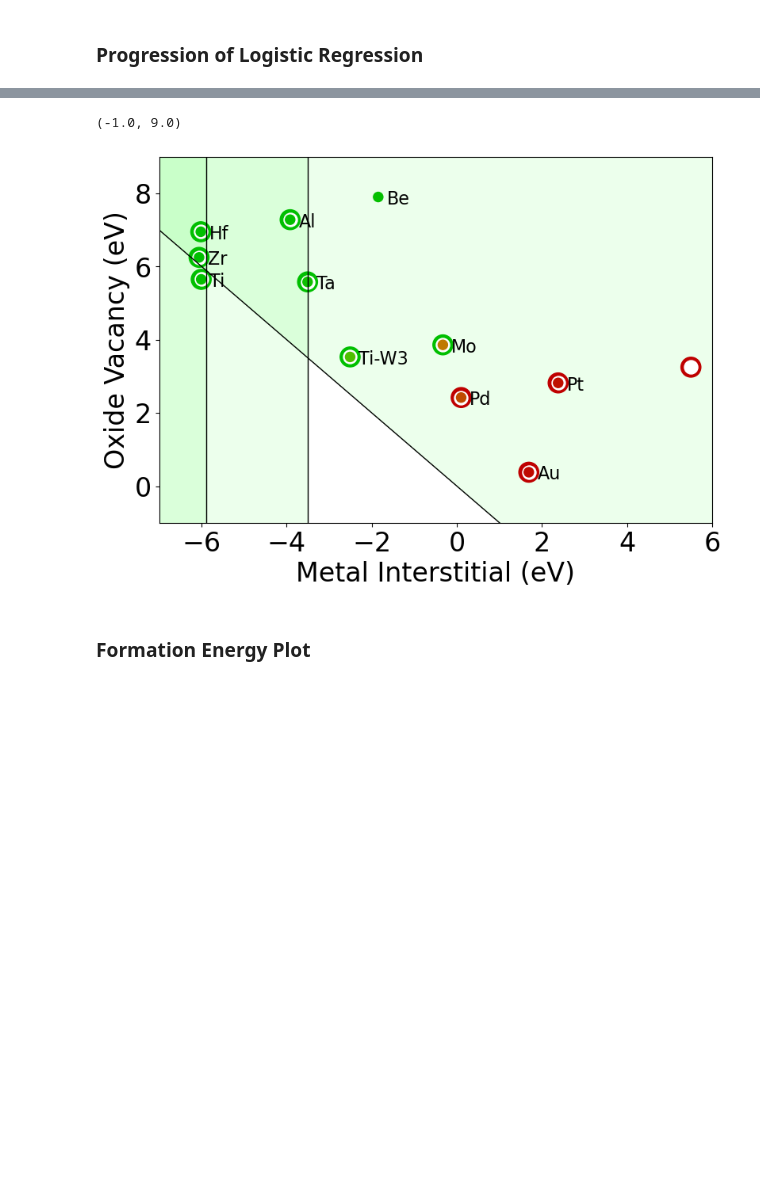
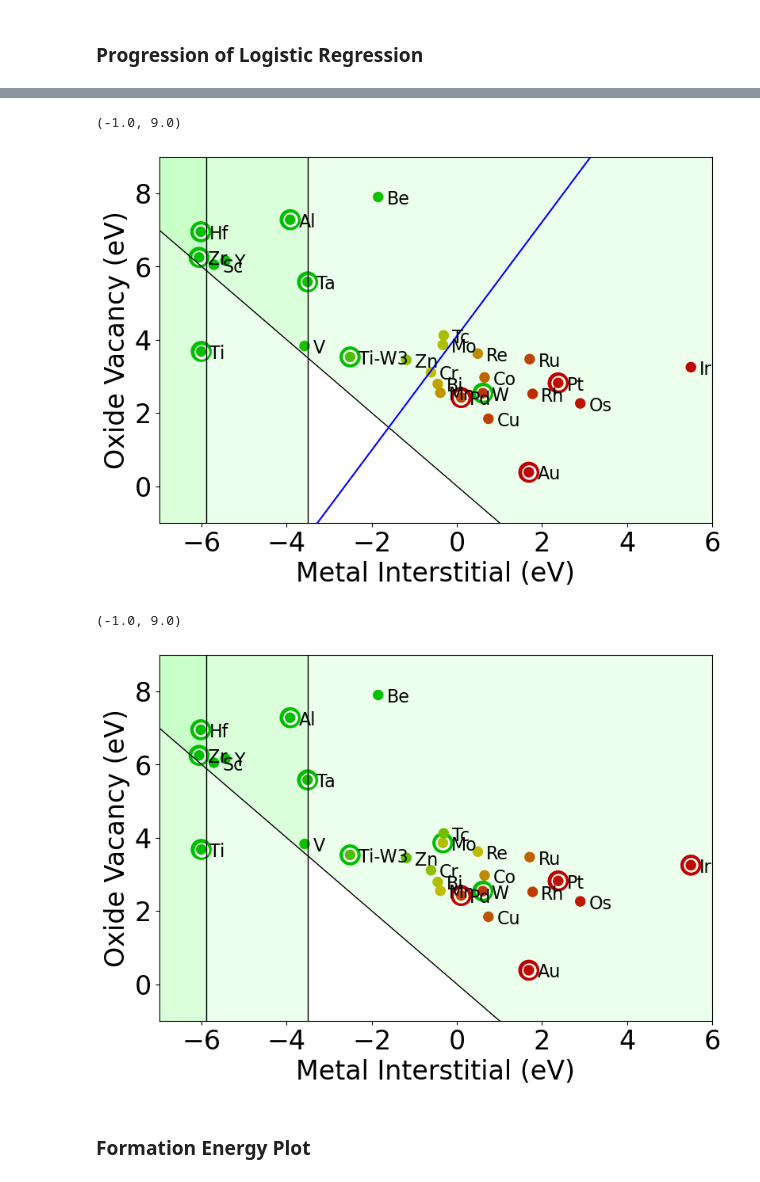
Before and after one commit to sc2923/Oxide-Barrier-Materials, a Jupyter notebook: logistic_regression.ipynb, the cells around one changed output, grey strips where cells are left out. Cells and saved outputs as stored; diff of their text form; code cells hidden in the pictures; blank space fills up the shorter version.

```diff
--- a/logistic_regression.ipynb
+++ b/logistic_regression.ipynb
@@ -481,3 +485,40 @@ plt.ylim(-1,9)
+# %%
+# Calculated Be and Hf
+metals_calc_1 = np.array(['Ta', 'Mo', 'W', 'Al', 'Au', 'Pd', 'Pt', 'Zr', 'Ti', 'Ti-W3', 'Be', 'Hf', 'V', 'Cr', 'Ir', 'Co', 'Rh', 'Sc', 'Y', 'Re', 'Tc', 'Bi', 'Ru', 'Cu', 'Mn', 'Os', 'Zn'])
+metals_calc_1_ind_bool = np.isin(metals, metals_calc_1)
+
+plt.figure(figsize=(9, 6))
+
+plt.plot([-10,10], [10,-10], color='k', linewidth = 1)
+plt.fill_between([-10,10], [10,-10], 10, interpolate=True, color = (0,1,0,alpha))
+
+plt.plot([mi[0], mi[0]], [-10, 10], color = 'k', linewidth = 1)
+plt.fill_betweenx([-10, 10], mi[0], -10, color = (0,1,0,alpha))
+
+plt.plot([-of[0], -of[0]], [-10, 10], color = 'k', linewidth = 1)
+plt.fill_betweenx([-10, 10], -of[0], -10, color = (0,1,0,alpha))
+
+plt.scatter(mi[metals_exp_1_ind_bool], of[metals_exp_1_ind_bool], color =  colors_exp[metals_exp_1_ind_bool], marker = 'o', s = 330)
+plt.scatter(mi[metals_exp_1_ind_bool], of[metals_exp_1_ind_bool], color =  mpl.colors.to_hex((1,1,1)), marker = 'o', s = 150)
+plt.scatter(mi[metals_calc_1_ind_bool], of[metals_calc_1_ind_bool], color =  colors_pred[metals_calc_1_ind_bool], marker = 'o', s = 75)
+
+plt.plot(xline, yline, color='b')
+
+plt.xlabel('Metal Interstitial (eV)', fontsize = fs)
+plt.ylabel('Oxide Vacancy (eV)', fontsize = fs)
+plt.xticks(fontsize = fs)
+plt.yticks(fontsize = fs)
+
+for i, txt in enumerate(metals):
+    if metals_calc_1_ind_bool[i]:
+        plt.annotate(txt, (mi[i], of[i]), xytext = (mi[i]+0.2, of[i]-0.2), fontsize = fs2)
+
+
+plt.xlim(-7,6)
+plt.ylim(-1,9)
+# %% [output]
+(-1.0, 9.0)
+[figure, added]
 # %%
 # Tested Mo and Ir
 metals_exp_1 = np.array(['Ta', 'Pd', 'Pt', 'Au', 'Ti-W3', 'Al', 'Zr', 'W', 'Ti', 'Hf', 'Mo', 'Ir'])
@@ -558,7 +599,7 @@ plt.xlim(-7,6)
 plt.ylim(-1,9)
 # %% [output]
 (-1.0, 9.0)
-[figure, old version]
+[figure, new version]
 # %% [markdown]
 ### Formation Energy Plot
 # %%
```
Also changed, not shown: parts of 10 cells of this notebook.
